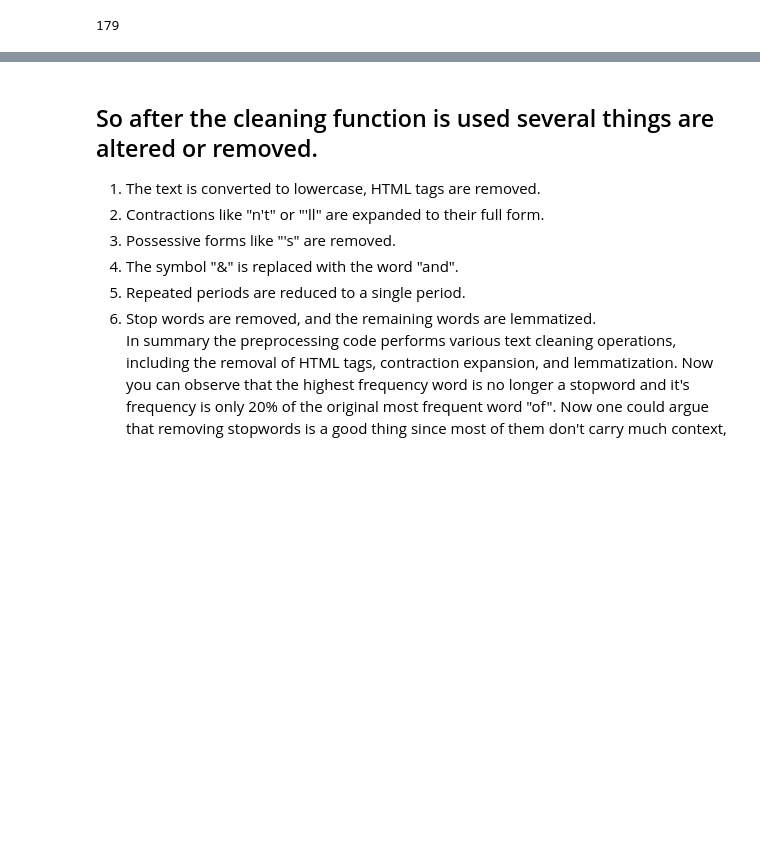
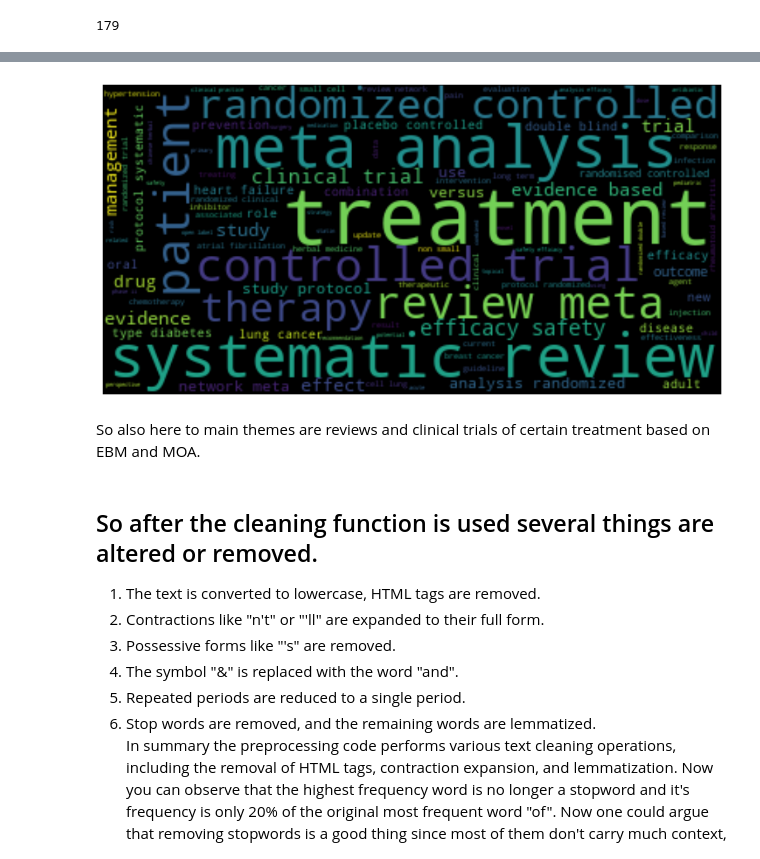
Before and after one commit to SuleymanIII/LLM-Justification, a Jupyter notebook: Project.ipynb, the cells around one changed output, grey strips where cells are left out. Saved outputs shown, nothing was run; the diff lists cells and outputs as text; code cells hidden in the pictures; blank space fills up the shorter version.

```diff
--- a/Project.ipynb
+++ b/Project.ipynb
@@ -207,3 +223,16 @@ plt.show()
+# %%
+cleaned_titles = data['Title'].apply(clean_text)
+
+total_title = " ".join(title for title in cleaned_titles)
+
+word_cloud = WordCloud().generate(total_title)
+plt.imshow(word_cloud, interpolation="bilinear")
+plt.axis("off")
+plt.show()
+# %% [output]
+[figure, added]
+# %% [markdown]
+So also here to main themes are reviews and clinical trials of certain treatment based on EBM and MOA.
 # %% [markdown]
 <a name='1'></a>
 ## So after the cleaning function is used several things are altered or removed.
```
Also changed, not shown: parts of 9 cells of this notebook.
